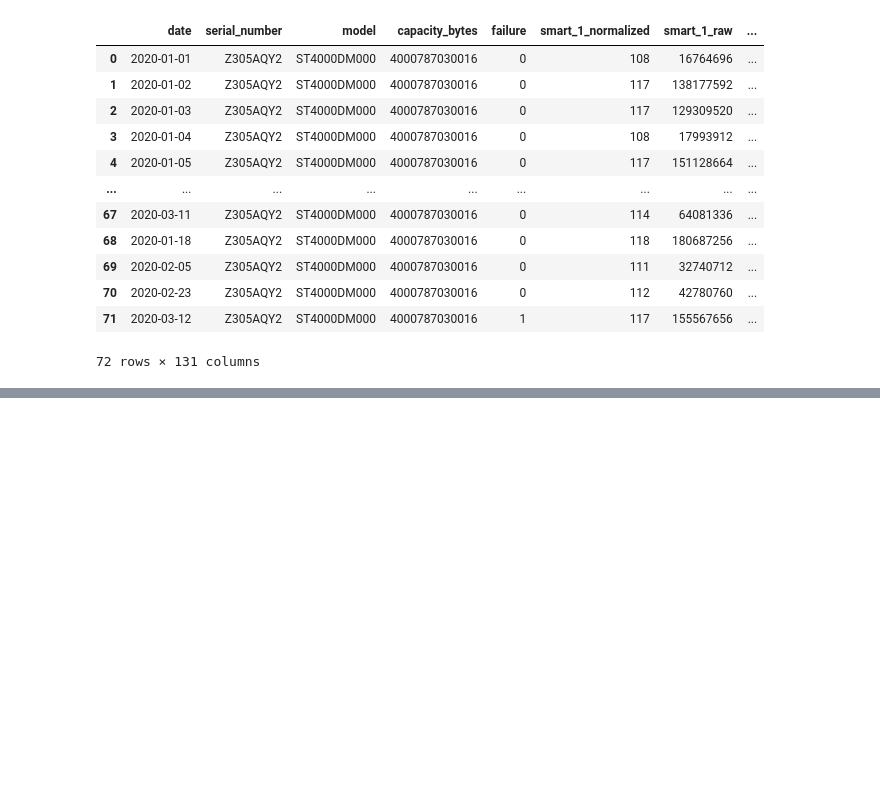
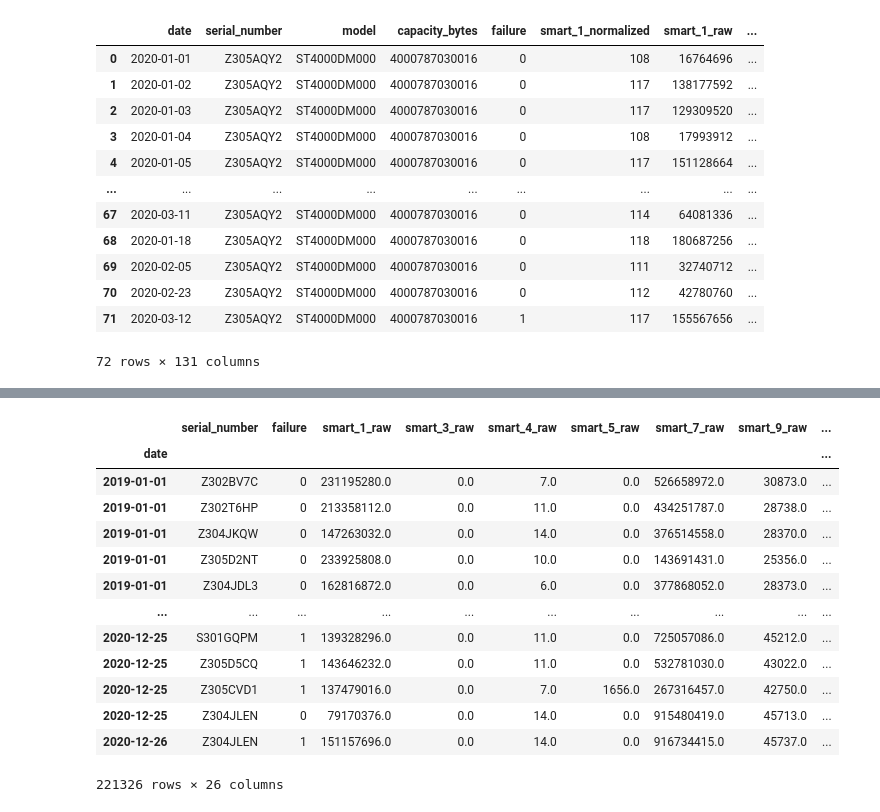
Before and after one commit to SamyDjemai/HardDriveFailurePrediction, a Jupyter notebook: analysis.ipynb, the cells around one changed output, grey strips where cells are left out. Saved outputs shown, nothing was run; the diff lists cells and outputs as text; code cells hidden in the pictures; blank space fills up the shorter version.

```diff
--- a/analysis.ipynb
+++ b/analysis.ipynb
@@ -355,0 +448,18 @@ Power-On Hours Count (smart_9_raw)
+# %%
+clean_evaluation_df = drive_df_preprocess(evaluation_df, date_as_index=True)
+clean_evaluation_df
+# %% [output]
+|  | serial_number | failure | smart_1_raw | smart_3_raw | smart_4_raw | smart_5_raw | smart_7_raw | smart_9_raw | ... |
+| date |  |  |  |  |  |  |  |  | ... |
+| 2019-01-01 | Z302BV7C | 0 | 231195280.0 | 0.0 | 7.0 | 0.0 | 526658972.0 | 30873.0 | ... |
+| 2019-01-01 | Z302T6HP | 0 | 213358112.0 | 0.0 | 11.0 | 0.0 | 434251787.0 | 28738.0 | ... |
+| 2019-01-01 | Z304JKQW | 0 | 147263032.0 | 0.0 | 14.0 | 0.0 | 376514558.0 | 28370.0 | ... |
+| 2019-01-01 | Z305D2NT | 0 | 233925808.0 | 0.0 | 10.0 | 0.0 | 143691431.0 | 25356.0 | ... |
+| 2019-01-01 | Z304JDL3 | 0 | 162816872.0 | 0.0 | 6.0 | 0.0 | 377868052.0 | 28373.0 | ... |
+| ... | ... | ... | ... | ... | ... | ... | ... | ... | ... |
+| 2020-12-25 | S301GQPM | 1 | 139328296.0 | 0.0 | 11.0 | 0.0 | 725057086.0 | 45212.0 | ... |
+| 2020-12-25 | Z305D5CQ | 1 | 143646232.0 | 0.0 | 11.0 | 0.0 | 532781030.0 | 43022.0 | ... |
+| 2020-12-25 | Z305CVD1 | 1 | 137479016.0 | 0.0 | 7.0 | 1656.0 | 267316457.0 | 42750.0 | ... |
+| 2020-12-25 | Z304JLEN | 0 | 79170376.0 | 0.0 | 14.0 | 0.0 | 915480419.0 | 45713.0 | ... |
+| 2020-12-26 | Z304JLEN | 1 | 151157696.0 | 0.0 | 14.0 | 0.0 | 916734415.0 | 45737.0 | ... |
+221326 rows × 26 columns
```
Also changed, not shown: parts of 14 cells of this notebook.
